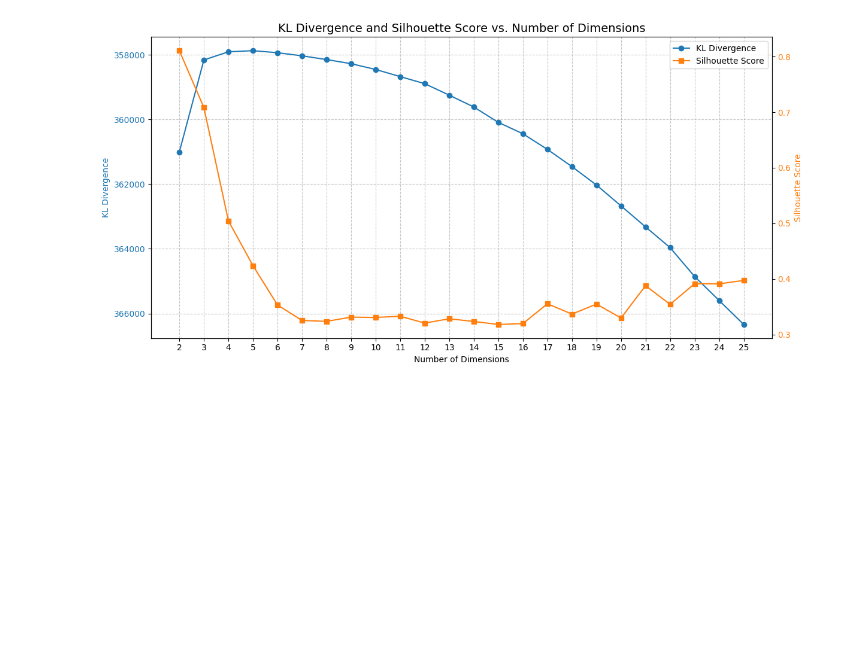
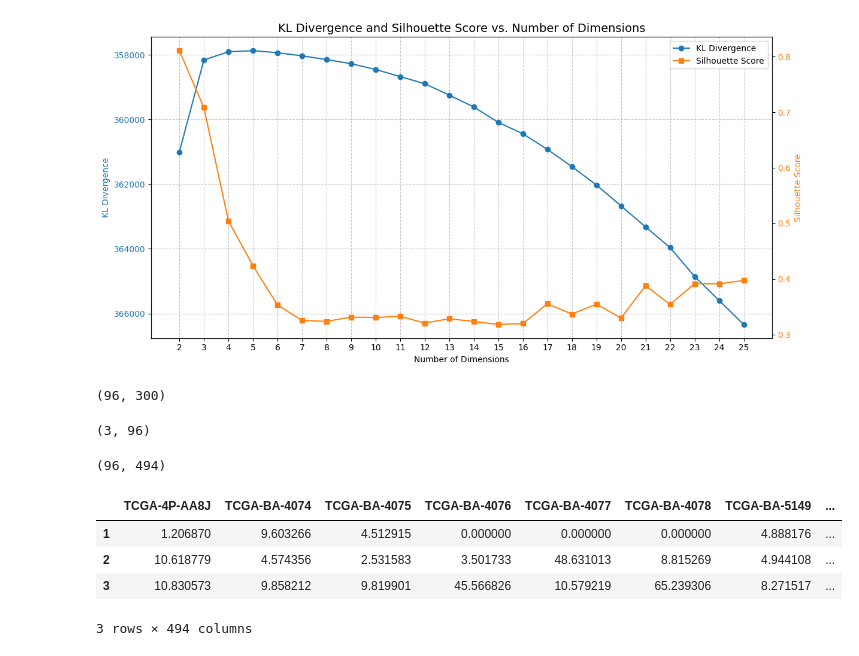
Before and after one commit to Harrison-Q-Ma/BNFO285_Projects, a Jupyter notebook: project_3/Harrison/clustering.ipynb, the cells around one changed output. Drawn from its saved outputs; the diff is of its cells as text; code cells hidden in the pictures; blank space fills up the shorter version.

Commit message:
mutsig_x_patient matrix

```diff
--- a/project_3/Harrison/clustering.ipynb
+++ b/project_3/Harrison/clustering.ipynb
@@ -221,0 +249,47 @@ fig.tight_layout()
+# %%
+combined_df.shape
+# %% [output]
+(96, 300)
+# %%
+kmeans = KMeans(n_clusters=int(3))
+kmeans.fit(df_dims[dim].T)
+cluster_centroids = kmeans.cluster_centers_
+# %%
+cluster_centroids.shape
+# %% [output]
+(3, 96)
+# %%
+orig_matrix.shape
+# %% [output]
+(96, 494)
+# %%
+from scipy.optimize import nnls
+
+# M: contexts × patients (your original mutation counts)
+# S_cons: contexts × 3
+S_arr = cluster_centroids.T#.values
+M_arr = orig_matrix.values
+
+n_pat = M_arr.shape[1]
+A_final = np.zeros((3, n_pat))
+
+for j in range(n_pat):
+    x, _ = nnls(S_arr, M_arr[:, j])
+    A_final[:, j] = x
+
+# Wrap back into a DataFrame:
+A_df = pd.DataFrame(
+    A_final,
+    # index=cluster_centroids.columns,   # [1,2,3]
+    # columns=orig_matrix.columns       # patient IDs
+)
+# %%
+A_df.columns = orig_matrix.columns
+A_df.index = [1, 2, 3]
+A_df
+# %% [output]
+|  | TCGA-4P-AA8J | TCGA-BA-4074 | TCGA-BA-4075 | TCGA-BA-4076 | TCGA-BA-4077 | TCGA-BA-4078 | TCGA-BA-5149 | ... |
+| 1 | 1.206870 | 9.603266 | 4.512915 | 0.000000 | 0.000000 | 0.000000 | 4.888176 | ... |
+| 2 | 10.618779 | 4.574356 | 2.531583 | 3.501733 | 48.631013 | 8.815269 | 4.944108 | ... |
+| 3 | 10.830573 | 9.858212 | 9.819901 | 45.566826 | 10.579219 | 65.239306 | 8.271517 | ... |
+3 rows × 494 columns
```
Also changed, not shown: parts of 3 cells of this notebook, 1 other file.
